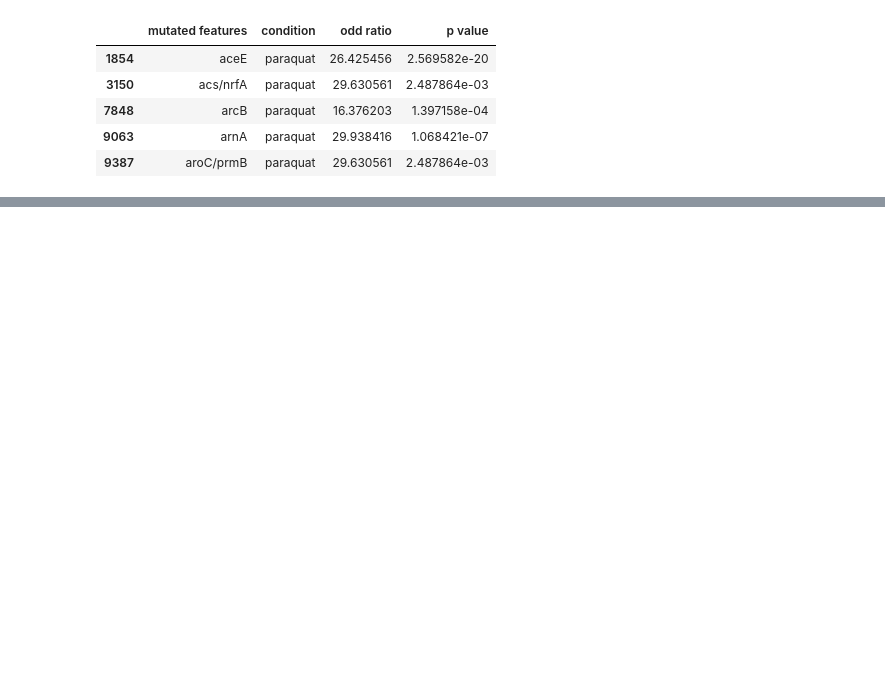
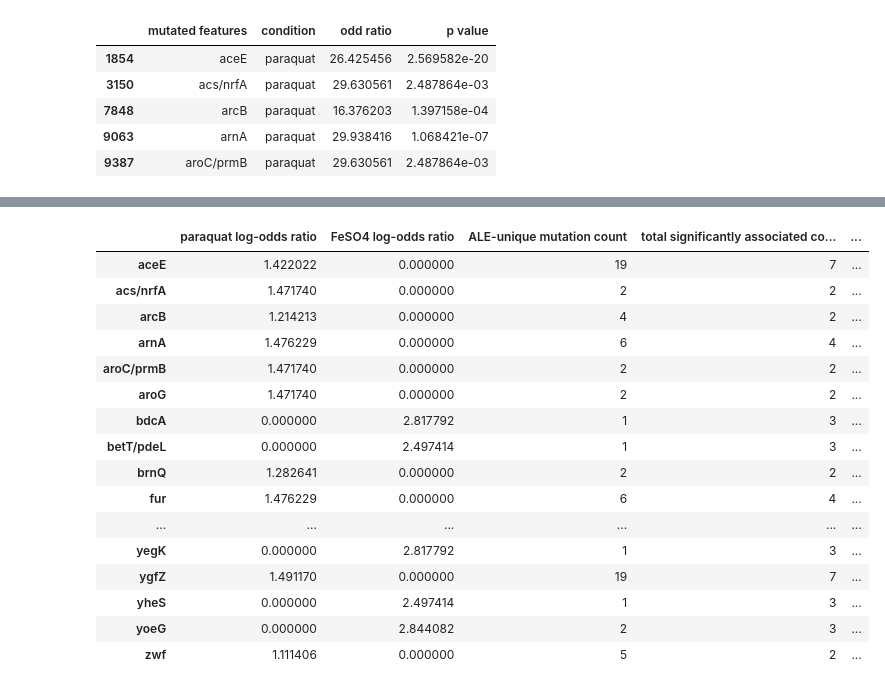
Before and after one commit to pvphaneuf/ros_tol_gdv, a Jupyter notebook: inspect_assocs.ipynb, the cells around one changed output, grey strips where cells are left out. Drawn from its saved outputs; the diff is of its cells as text; code cells hidden in the pictures; blank space fills up the shorter version.

```diff
--- a/inspect_assocs.ipynb
+++ b/inspect_assocs.ipynb
@@ -194,0 +200,18 @@ plt.show()
+# %%
+s = set(assoc_mat_df.columns)
+d = dict()
+for _, m in ros_assoc_mut_df.iterrows():
+    for f in m['genetic features']:
+        if f['name'] in s:
+            if f['name'] not in d.keys():
+                d[f['name']] = set()
+            conds = f['significantly associated conditions']
+            conds.discard('')
+            d[f['name']].update(f['significantly associated conditions'])
+
+d2 = dict()
+for k, v in d.items():
+    d2[k] = len(v)
+
+summary_df['total significantly associated condition count'] = [d2.get(f, 0) for f in summary_df.index]
+summary_df
@@ -194,0 +236,35 @@ plt.show()
+# %%
+all_mut_df
+
+s = set(assoc_mat_df.columns)
+d = dict()
+for _, m in all_mut_df.iterrows():
+    for f in m['genetic features']:
+        if f['name'] in s:
+            if f['name'] not in d.keys():
+                d[f['name']] = set()
+            d[f['name']].add(m['exp'])
+d2 = dict()
+for k, v in d.items():
+    d2[k] = len(v)
+
+summary_df['total ALE experiment count'] = [d2.get(f, 0) for f in summary_df.index]
+summary_df
+# %% [output]
+|  | paraquat log-odds ratio | FeSO4 log-odds ratio | ALE-unique mutation count | total significantly associated co... | ... |
+| aceE | 1.422022 | 0.000000 | 19 | 7 | ... |
+| acs/nrfA | 1.471740 | 0.000000 | 2 | 2 | ... |
+| arcB | 1.214213 | 0.000000 | 4 | 2 | ... |
+| arnA | 1.476229 | 0.000000 | 6 | 4 | ... |
+| aroC/prmB | 1.471740 | 0.000000 | 2 | 2 | ... |
+| aroG | 1.471740 | 0.000000 | 2 | 2 | ... |
+| bdcA | 0.000000 | 2.817792 | 1 | 3 | ... |
+| betT/pdeL | 0.000000 | 2.497414 | 1 | 3 | ... |
+| brnQ | 1.282641 | 0.000000 | 2 | 2 | ... |
+| fur | 1.476229 | 0.000000 | 6 | 4 | ... |
+| ... | ... | ... | ... | ... | ... |
+| yegK | 0.000000 | 2.817792 | 1 | 3 | ... |
+| ygfZ | 1.491170 | 0.000000 | 19 | 7 | ... |
+| yheS | 0.000000 | 2.497414 | 1 | 3 | ... |
+| yoeG | 0.000000 | 2.844082 | 2 | 3 | ... |
+| zwf | 1.111406 | 0.000000 | 5 | 2 | ... |
```
Also changed, not shown: parts of 14 cells of this notebook.
